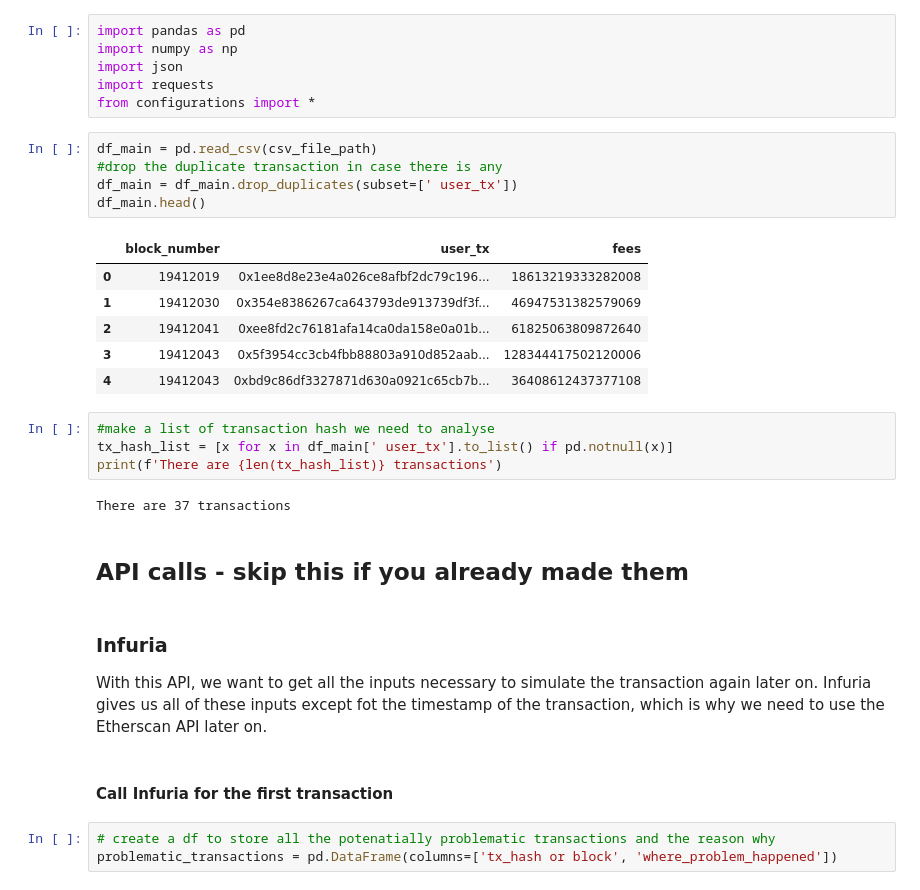
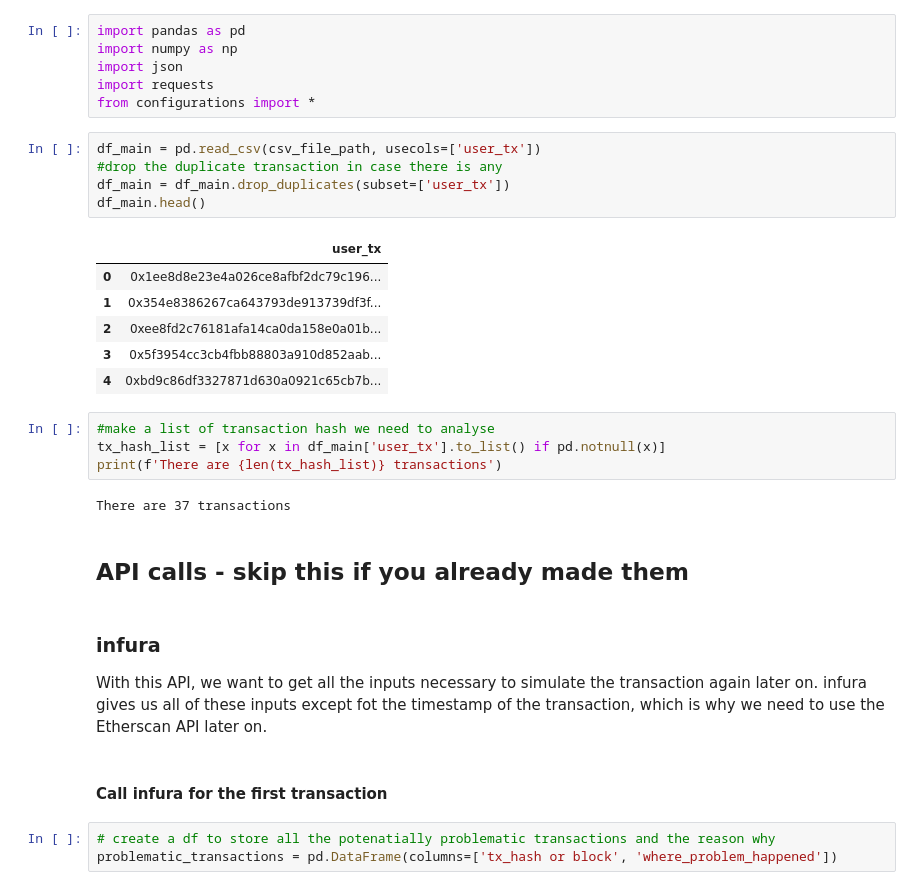
Before and after one commit to cowdao-grants/mevblocker-damages, a Jupyter notebook: calculating_leakage_loss.ipynb, the cells around one changed output. Saved outputs shown, nothing was run; the diff lists cells and outputs as text.

```diff
--- a/calculating_leakage_loss.ipynb
+++ b/calculating_leakage_loss.ipynb
@@ -39,30 +39,30 @@ import json
 import requests
 from configurations import *
 # %%
-df_main = pd.read_csv(csv_file_path)
+df_main = pd.read_csv(csv_file_path, usecols=['user_tx'])
 #drop the duplicate transaction in case there is any
-df_main = df_main.drop_duplicates(subset=[' user_tx'])
+df_main = df_main.drop_duplicates(subset=['user_tx'])
 df_main.head()
 # %% [output]
-|  | block_number | user_tx | fees |
-| 0 | 19412019 | 0x1ee8d8e23e4a026ce8afbf2dc79c196... | 18613219333282008 |
-| 1 | 19412030 | 0x354e8386267ca643793de913739df3f... | 46947531382579069 |
-| 2 | 19412041 | 0xee8fd2c76181afa14ca0da158e0a01b... | 61825063809872640 |
-| 3 | 19412043 | 0x5f3954cc3cb4fbb88803a910d852aab... | 128344417502120006 |
-| 4 | 19412043 | 0xbd9c86df3327871d630a0921c65cb7b... | 36408612437377108 |
+|  | user_tx |
+| 0 | 0x1ee8d8e23e4a026ce8afbf2dc79c196... |
+| 1 | 0x354e8386267ca643793de913739df3f... |
+| 2 | 0xee8fd2c76181afa14ca0da158e0a01b... |
+| 3 | 0x5f3954cc3cb4fbb88803a910d852aab... |
+| 4 | 0xbd9c86df3327871d630a0921c65cb7b... |
 # %%
 #make a list of transaction hash we need to analyse
-tx_hash_list = [x for x in df_main[' user_tx'].to_list() if pd.notnull(x)]
+tx_hash_list = [x for x in df_main['user_tx'].to_list() if pd.notnull(x)]
 print(f'There are {len(tx_hash_list)} transactions')
 # %% [output]
 There are 37 transactions
 # %% [markdown]
 ## API calls - skip this if you already made them
 # %% [markdown]
-### Infuria
-With this API, we want to get all the inputs necessary to simulate the transaction again later on. Infuria gives us all of these inputs except fot the timestamp of the transaction, which is why we need to use the Etherscan API later on.
+### infura
+With this API, we want to get all the inputs necessary to simulate the transaction again later on. infura gives us all of these inputs except fot the timestamp of the transaction, which is why we need to use the Etherscan API later on.
 # %% [markdown]
-#### Call Infuria for the first transaction
+#### Call infura for the first transaction
 # %%
 # create a df to store all the potenatially problematic transactions and the reason why
 problematic_transactions = pd.DataFrame(columns=['tx_hash or block', 'where_problem_happened'])
```
Also changed, not shown: parts of 33 cells of this notebook, 3 other files.
